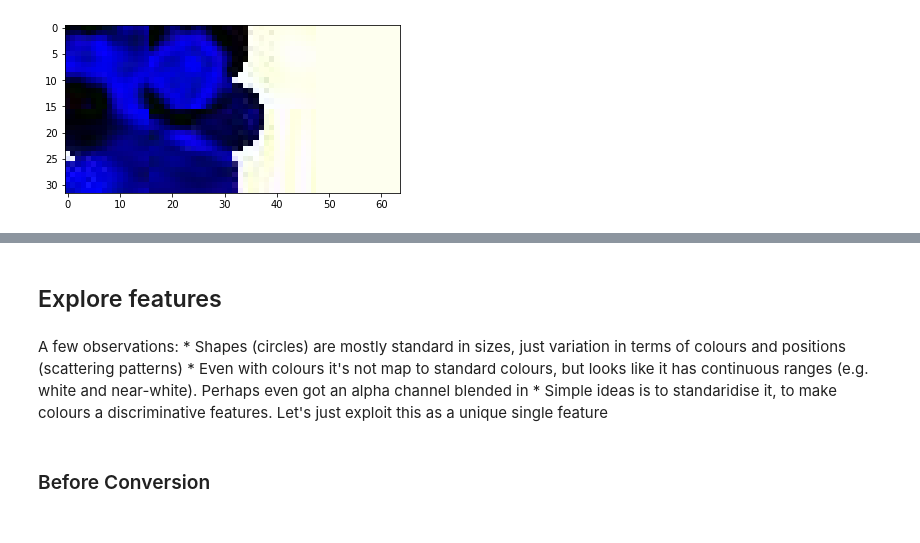
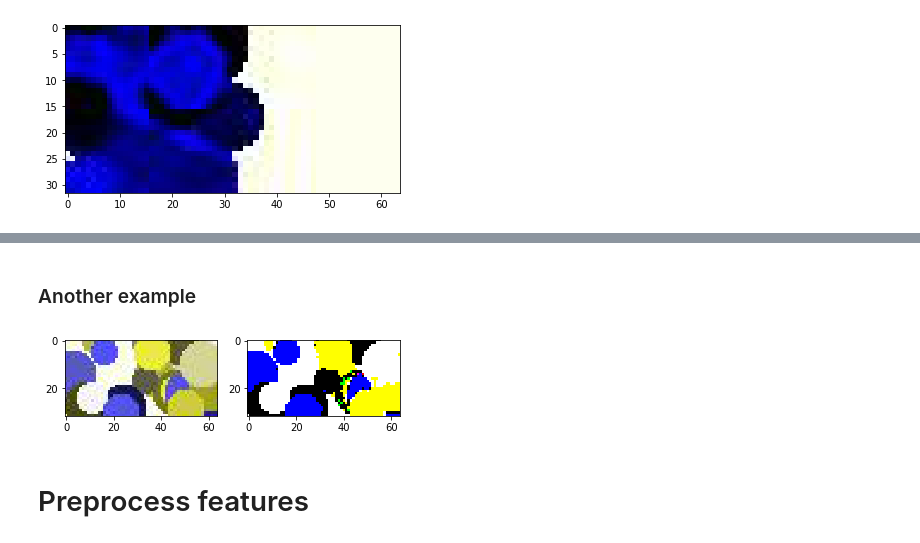
Before and after one commit to brdnguyen/tw-img-clf, a Jupyter notebook: notebook/bradn_synimg_notebook.ipynb, the cells around one changed output, grey strips where cells are left out. Drawn from its saved outputs; the diff is of its cells as text; code cells hidden in the pictures.

```diff
--- a/notebook/bradn_synimg_notebook.ipynb
+++ b/notebook/bradn_synimg_notebook.ipynb
@@ -116,7 +101,8 @@ def dummy_model(images):
+# %% [markdown]
+### Another example
+# %%
+show_before_after(train_images[1000])
+# %% [output]
+[figure, added]
 # %% [markdown]
-## Explore features
+# Preprocess features
-# %% [markdown]
-A few observations:
-    * Shapes (circles) are mostly standard in sizes, just variation in terms of colours and positions (scattering patterns)
-    * Even with colours it's not map to standard colours, but looks like it has continuous ranges (e.g. white and near-white). Perhaps even got an alpha channel blended in
-    * Simple ideas is to standaridise it, to make colours a discriminative features. Let's just exploit this as a unique single feature
@@ -154,2 +108,0 @@ def convert_nearest_std_colors(image):
-# %% [markdown]
-### Before Conversion
```
Also changed, not shown: parts of 29 cells of this notebook, 4 other files.
